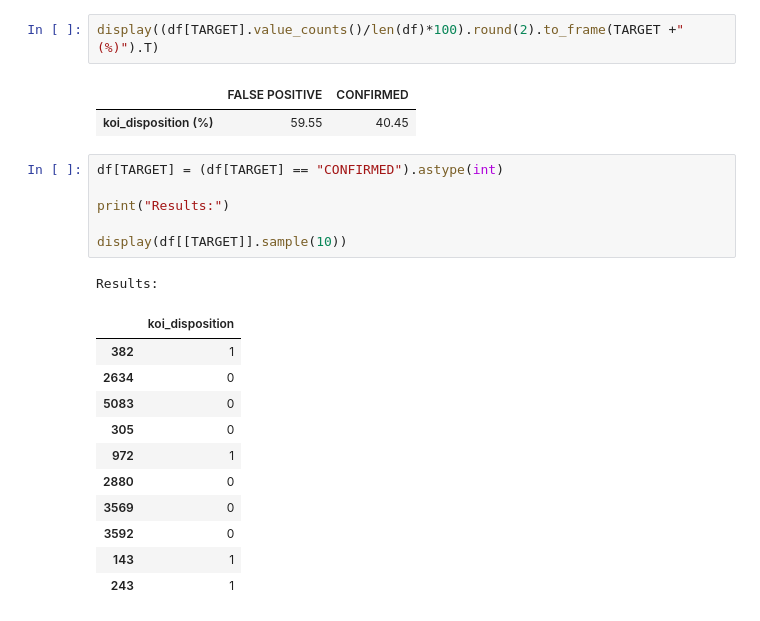
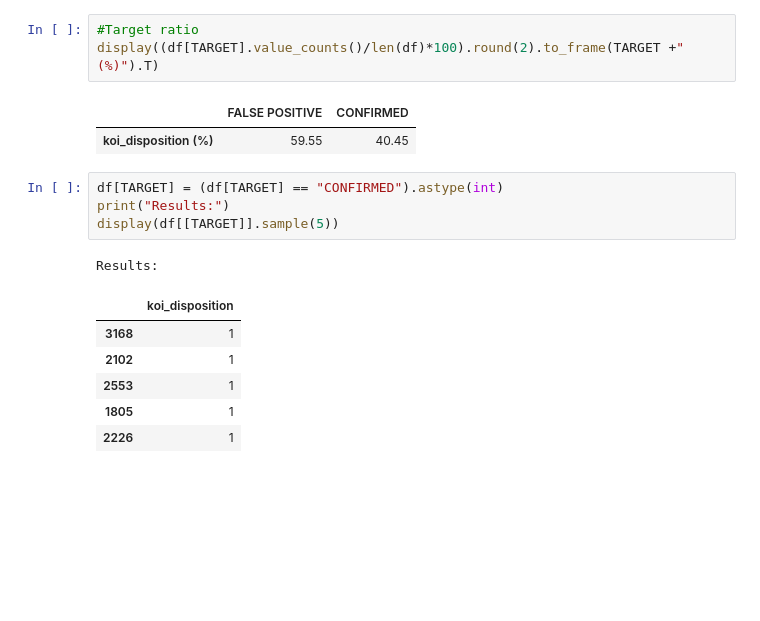
Before and after one commit to mirianfsilva/machine-learning-college-projects, a Jupyter notebook: exoplanet.ipynb, the cells around one changed output. Drawn from its saved outputs; the diff is of its cells as text; blank space fills up the shorter version.

```diff
--- a/exoplanet.ipynb
+++ b/exoplanet.ipynb
@@ -88,25 +103,19 @@ for c in cols:
 # %%
+#Target ratio
 display((df[TARGET].value_counts()/len(df)*100).round(2).to_frame(TARGET +" (%)").T)
 # %% [output]
 |  | FALSE POSITIVE | CONFIRMED |
 | koi_disposition (%) | 59.55 | 40.45 |
 # %%
 df[TARGET] = (df[TARGET] == "CONFIRMED").astype(int)
-
 print("Results:")
-
-display(df[[TARGET]].sample(10))
+display(df[[TARGET]].sample(5))
 # %% [output]
 Results:
 |  | koi_disposition |
-| 382 | 1 |
-| 2634 | 0 |
-| 5083 | 0 |
-| 305 | 0 |
-| 972 | 1 |
-| 2880 | 0 |
-| 3569 | 0 |
-| 3592 | 0 |
-| 143 | 1 |
-| 243 | 1 |
+| 3168 | 1 |
+| 2102 | 1 |
+| 2553 | 1 |
+| 1805 | 1 |
+| 2226 | 1 |
 # %%
```
Also changed, not shown: parts of 11 cells of this notebook, 1 other file.
